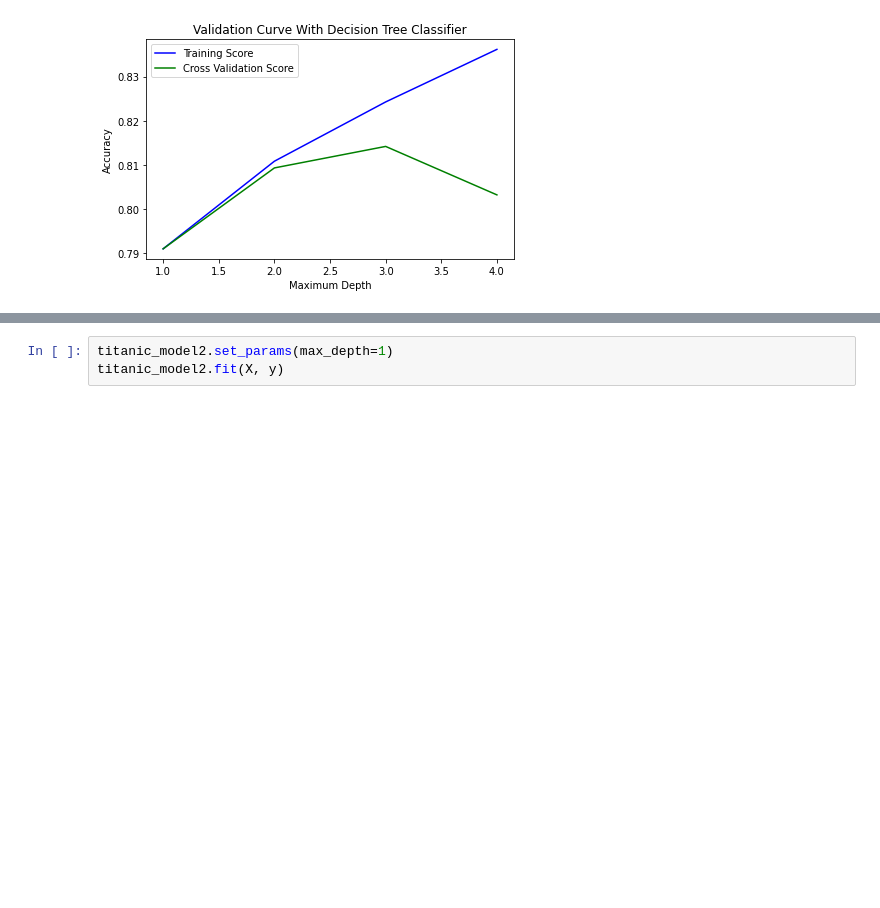
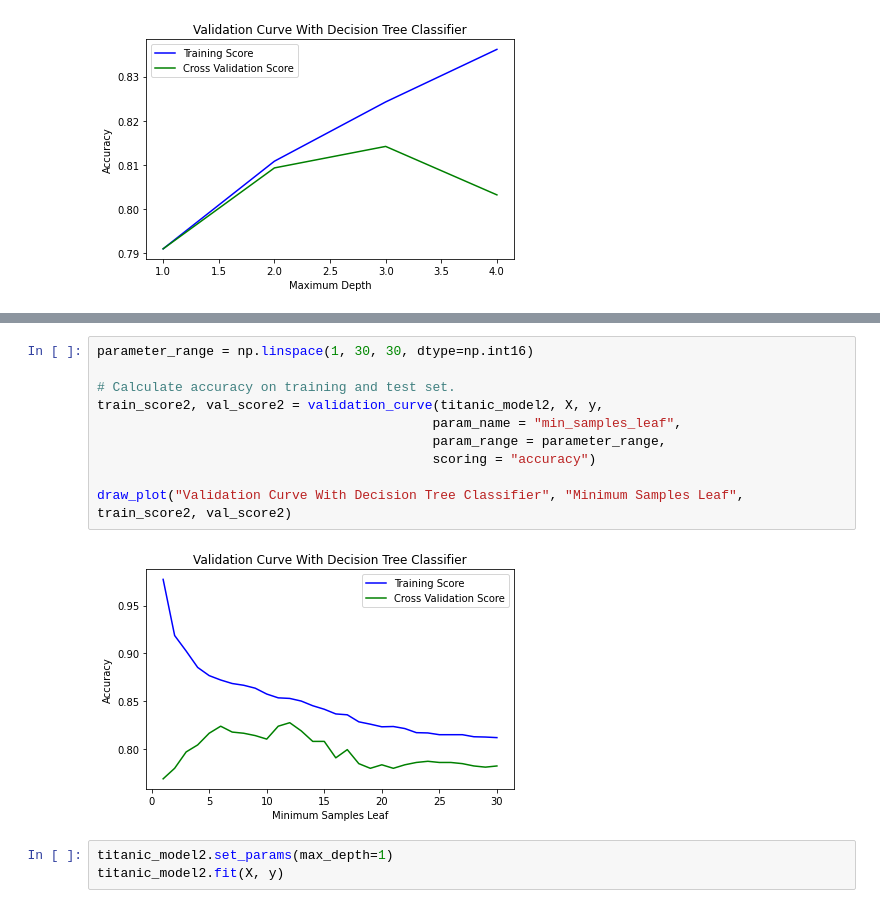
Before and after one commit to joeyave/machine-learning-project2, a Jupyter notebook: main.ipynb, the cells around one changed output, grey strips where cells are left out. Saved outputs shown, nothing was run; the diff lists cells and outputs as text; blank space fills up the shorter version.

```diff
--- a/main.ipynb
+++ b/main.ipynb
@@ -220,3 +258,15 @@ draw_plot("Validation Curve With Decision Tree Classifier", "Maximum Depth", tra
+# %%
+parameter_range = np.linspace(1, 30, 30, dtype=np.int16)
+
+# Calculate accuracy on training and test set.
+train_score2, val_score2 = validation_curve(titanic_model2, X, y,
+                                           param_name = "min_samples_leaf",
+                                           param_range = parameter_range,
+                                           scoring = "accuracy")
+
+draw_plot("Validation Curve With Decision Tree Classifier", "Minimum Samples Leaf", train_score2, val_score2)
+# %% [output]
+[figure, added]
 # %%
 titanic_model2.set_params(max_depth=1)
 titanic_model2.fit(X, y)
```
Also changed, not shown: parts of 8 cells of this notebook.
